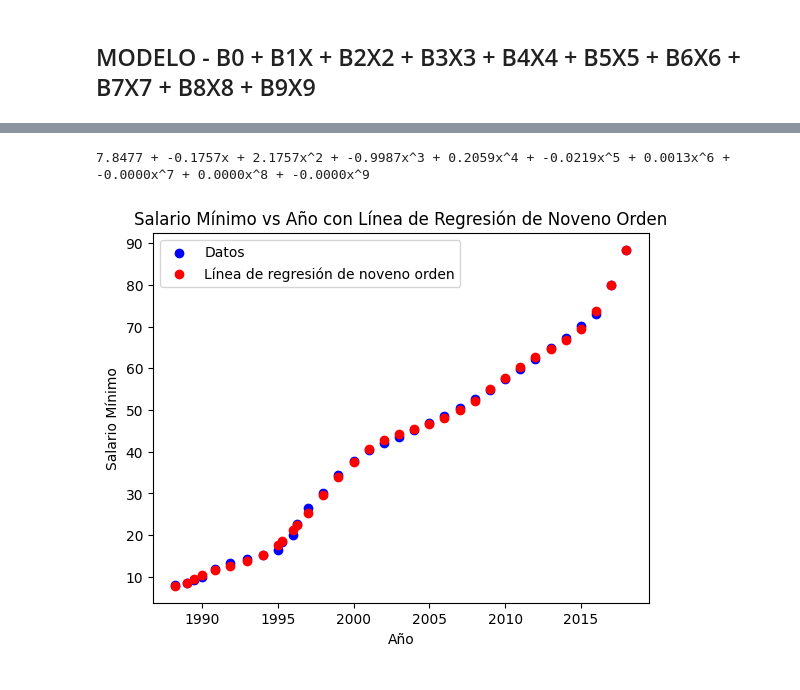
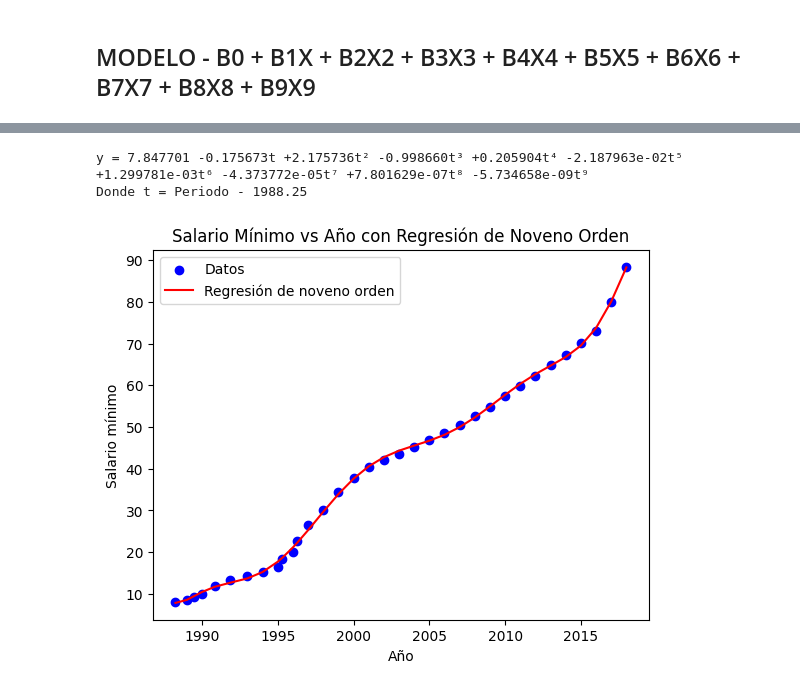
Before and after one commit to carlosnievess/LAB-DE-APRENDIZAJE-ESTAD-STICO, a Jupyter notebook: A01-REGRESIÓNLINEAL.ipynb, the cells around one changed output, grey strips where cells are left out. Saved outputs shown, nothing was run; the diff lists cells and outputs as text; code cells hidden in the pictures.

```diff
--- a/A01-REGRESIÓNLINEAL.ipynb
+++ b/A01-REGRESIÓNLINEAL.ipynb
@@ -211,20 +246,19 @@ plt.show()
 # %% [markdown]
 ## MODELO - B0 + B1X
 # %%
-# Modelo de primer orden
+# Modelo de primer orden de salarios
+x_salarios_v = np.reshape(x_salarios.values, (-1, 1))
 
-X_v = np.reshape(x, (-1, 1))
+modelo_salarios_1 = LinearRegression()
+modelo_salarios_1.fit(x_salarios_v, y_salarios)
 
-X = np.hstack([
-    X_v,])
+predicciones_salarios_1 = modelo_salarios_1.predict(x_salarios_v)
+R2_salarios_1 = modelo_salarios_1.score(x_salarios_v, y_salarios)
 
-lr = LinearRegression()
-lr.fit(X_v, y)
-
-predicciones = lr.predict(X)
-
-print("B0:", lr.intercept_)
-print("B1:", lr.coef_)
+print("B0:", modelo_salarios_1.intercept_)
+print("B1:", modelo_salarios_1.coef_)
+print(f"R² del modelo de primer orden: {R2_salarios_1:.6f}")
+print(f"Porcentaje explicado: {R2_salarios_1 * 100:.2f}%")
 # %% [output]
 B0: [-5022.60217164]
 B1: [[2.52832885]]
@@ -325,18 +387,35 @@ B1 a B9: [[-1.75672777e-01  2.17573588e+00 -9.98659695e-01  2.05903916e-01
 # %%
-# Ecuación de noveno grado
-
-print(f"{lr.intercept_[0]:.4f} + {lr.coef_[0][0]:.4f}x + {lr.coef_[0][1]:.4f}x^2 + {lr.coef_[0][2]:.4f}x^3 + {lr.coef_[0][3]:.4f}x^4 + {lr.coef_[0][4]:.4f}x^5 + {lr.coef_[0][5]:.4f}x^6 + {lr.coef_[0][6]:.4f}x^7 + {lr.coef_[0][7]:.4f}x^8 + {lr.coef_[0][8]:.4f}x^9")
+# Ecuación del modelo de noveno orden de salarios
+# t = Periodo - 1988.25
+print(
+    f"y = {modelo_salarios_9.intercept_[0]:.6f} "
+    f"{modelo_salarios_9.coef_[0][0]:+.6f}t "
+    f"{modelo_salarios_9.coef_[0][1]:+.6f}t² "
+    f"{modelo_salarios_9.coef_[0][2]:+.6f}t³ "
+    f"{modelo_salarios_9.coef_[0][3]:+.6f}t⁴ "
+    f"{modelo_salarios_9.coef_[0][4]:+.6e}t⁵ "
+    f"{modelo_salarios_9.coef_[0][5]:+.6e}t⁶ "
+    f"{modelo_salarios_9.coef_[0][6]:+.6e}t⁷ "
+    f"{modelo_salarios_9.coef_[0][7]:+.6e}t⁸ "
+    f"{modelo_salarios_9.coef_[0][8]:+.6e}t⁹"
+)
+print("Donde t = Periodo - 1988.25")
 # %% [output]
-7.8477 + -0.1757x + 2.1757x^2 + -0.9987x^3 + 0.2059x^4 + -0.0219x^5 + 0.0013x^6 + -0.0000x^7 + 0.0000x^8 + -0.0000x^9
+y = 7.847701 -0.175673t +2.175736t² -0.998660t³ +0.205904t⁴ -2.187963e-02t⁵ +1.299781e-03t⁶ -4.373772e-05t⁷ +7.801629e-07t⁸ -5.734658e-09t⁹
+Donde t = Periodo - 1988.25
 # %%
-# Gráfica de Salario Mínimo vs Año con la línea de regresión de noveno orden
-
-plt.scatter(x, y, color='blue', label='Datos')
-plt.scatter(x, predicciones, color='red', label='Línea de regresión de noveno orden')
-plt.xlabel('Año')
-plt.ylabel('Salario Mínimo')
-plt.title('Salario Mínimo vs Año con Línea de Regresión de Noveno Orden')
+# Gráfica del modelo de noveno orden de salarios
+plt.scatter(x_salarios, y_salarios, color="blue", label="Datos")
+plt.plot(
+    x_salarios,
+    predicciones_salarios_9,
+    color="red",
+    label="Regresión de noveno orden"
+)
+plt.xlabel("Año")
+plt.ylabel("Salario mínimo")
+plt.title("Salario Mínimo vs Año con Regresión de Noveno Orden")
 plt.legend()
 plt.show()
 # %% [output]
-[figure, old version]
+[figure, new version]
```
Also changed, not shown: parts of 22 cells of this notebook.
